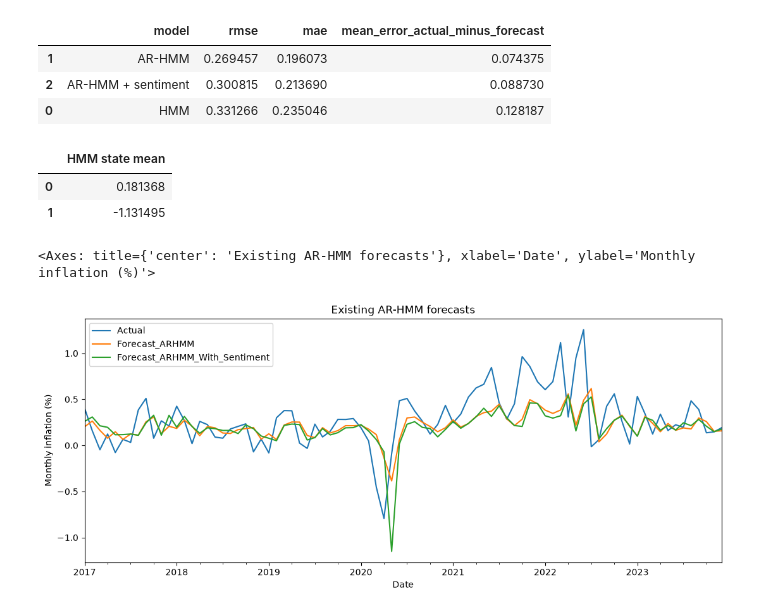
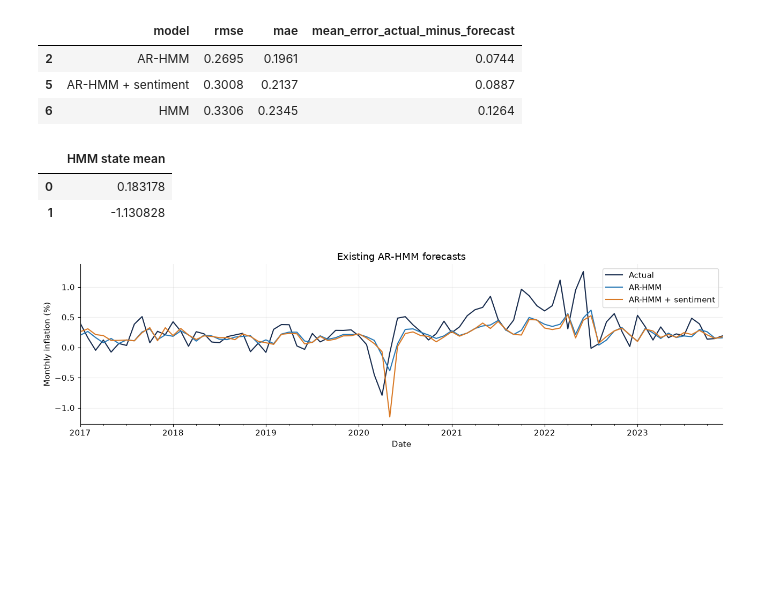
Before and after one commit to zahra-ynp/Thesis, a Jupyter notebook: modelling/notebooks/02_Forecasting_and_Regime_Results.ipynb, the cells around one changed output. Saved outputs shown, nothing was run; the diff lists cells and outputs as text; code cells hidden in the pictures; blank space fills up the shorter version.

```diff
--- a/modelling/notebooks/02_Forecasting_and_Regime_Results.ipynb
+++ b/modelling/notebooks/02_Forecasting_and_Regime_Results.ipynb
@@ -58,29 +50,19 @@ assert parity['matches_saved_result'].all(), 'Saved result parity failed.'
-# %%
-hmm = json.loads((RESULTS / 'hmm_metrics.json').read_text(encoding='utf-8'))
-arhmm = json.loads((RESULTS / 'ar_hmm_metrics.json').read_text(encoding='utf-8'))
-
-regime_metrics = pd.DataFrame([
-    {'model': 'HMM', **hmm['metrics']},
-    {'model': 'AR-HMM', **arhmm['variants']['inflation_only']['metrics']},
-    {'model': 'AR-HMM + sentiment', **arhmm['variants']['with_sentiment']['metrics']},
-])
-display(regime_metrics.sort_values('rmse'))
-display(pd.DataFrame({'HMM state mean': hmm['parameters']['state_means']}))
-# %% [output]
-|  | model | rmse | mae | mean_error_actual_minus_forecast |
-| 1 | AR-HMM | 0.269457 | 0.196073 | 0.074375 |
-| 2 | AR-HMM + sentiment | 0.300815 | 0.213690 | 0.088730 |
-| 0 | HMM | 0.331266 | 0.235046 | 0.128187 |
-|  | HMM state mean |
-| 0 | 0.181368 |
-| 1 | -1.131495 |
-# %%
-regime_forecasts = pd.read_csv(RESULTS / 'ar_hmm_forecasts.csv', parse_dates=['Date']).set_index('Date')
-regime_forecasts[['Actual', 'Forecast_ARHMM', 'Forecast_ARHMM_With_Sentiment']].plot(
-    figsize=(13, 5),
-    title='Existing AR-HMM forecasts',
-    ylabel='Monthly inflation (%)',
-)
-# %% [output]
-<Axes: title={'center': 'Existing AR-HMM forecasts'}, xlabel='Date', ylabel='Monthly inflation (%)'>
-[figure, removed]
+# %%
+display(metrics.loc[metrics['model'].isin(['HMM', 'AR-HMM', 'AR-HMM + sentiment'])].round(4))
+display(pd.DataFrame({'HMM state mean': baseline_parameters['HMM']['state_means']}))
+ax = forecasts.set_index('Date')[['Actual', 'AR-HMM', 'AR-HMM + sentiment']].plot(
+    figsize=(13, 4), title='Existing AR-HMM forecasts', ylabel='Monthly inflation (%)',
+    color=['#172b4d', '#2878b5', '#d97925'],
+)
+ax.grid(alpha=0.2)
+plt.tight_layout()
+plt.show()
+# %% [output]
+|  | model | rmse | mae | mean_error_actual_minus_forecast |
+| 2 | AR-HMM | 0.2695 | 0.1961 | 0.0744 |
+| 5 | AR-HMM + sentiment | 0.3008 | 0.2137 | 0.0887 |
+| 6 | HMM | 0.3306 | 0.2345 | 0.1264 |
+|  | HMM state mean |
+| 0 | 0.183178 |
+| 1 | -1.130828 |
+[figure, added]
```
Also changed, not shown: parts of 16 cells of this notebook.
